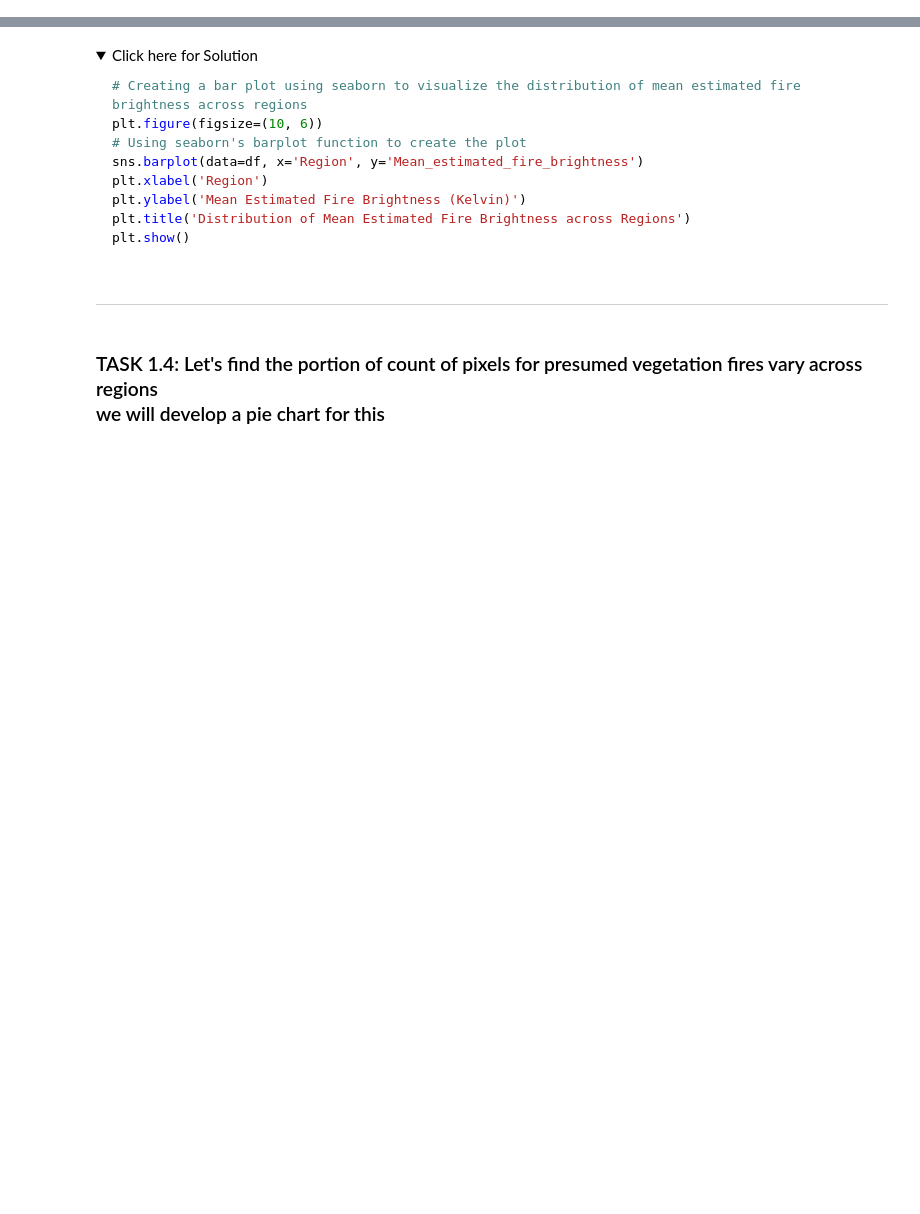
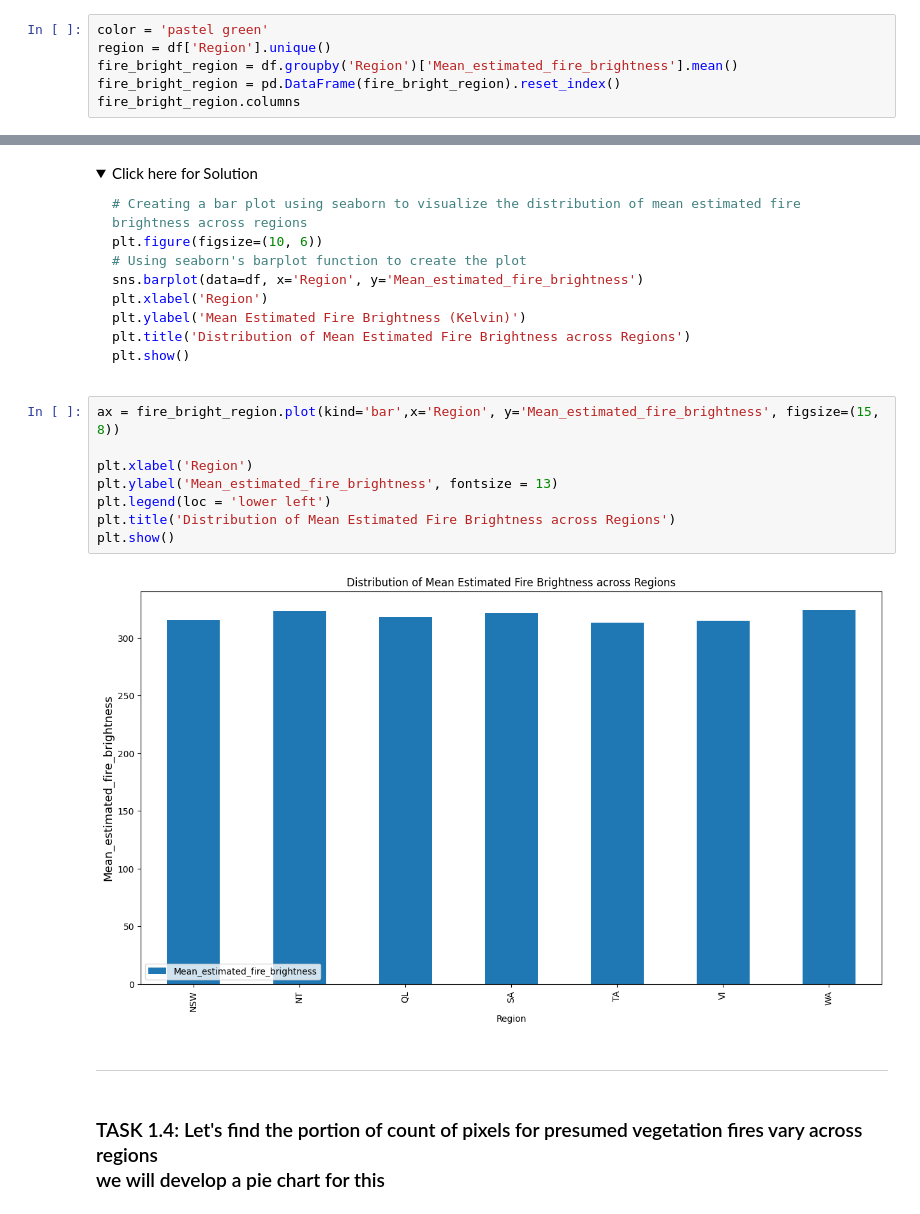
Before and after one commit to tranttha/IBM-DS-Course, a Jupyter notebook: Course 8 Data visulization with python/Module 5 Final Project /5.1 Practice project/5.1 Practice_Assignment_Part1.jupyterlite.ipynb, the cells around one changed output, grey strips where cells are left out. Saved outputs shown, nothing was run; the diff lists cells and outputs as text; folded sections open; blank space fills up the shorter version.

````diff
--- a/Course 8 Data visulization with python/Module 5 Final Project /5.1 Practice project/5.1 Practice_Assignment_Part1.jupyterlite.ipynb
+++ b/Course 8 Data visulization with python/Module 5 Final Project /5.1 Practice project/5.1 Practice_Assignment_Part1.jupyterlite.ipynb
@@ -211,0 +355,6 @@ you need to plot reions on x-axis and the 'Mean_estimated_fire_brightness' on y-
+# %%
+color = 'pastel green'
+region = df['Region'].unique()
+fire_bright_region = df.groupby('Region')['Mean_estimated_fire_brightness'].mean()
+fire_bright_region = pd.DataFrame(fire_bright_region).reset_index()
+fire_bright_region.columns
@@ -224,6 +375,16 @@ plt.title('Distribution of Mean Estimated Fire Brightness across Regions')
 plt.show()
 ```
 </details>
+# %%
+ax = fire_bright_region.plot(kind='bar',x='Region', y='Mean_estimated_fire_brightness', figsize=(15, 8))
+
+plt.xlabel('Region')
+plt.ylabel('Mean_estimated_fire_brightness', fontsize = 13)
+plt.legend(loc = 'lower left')
+plt.title('Distribution of Mean Estimated Fire Brightness across Regions')
+plt.show()
+# %% [output]
+[figure, added]
 # %% [markdown]
 ---
 # %% [markdown]
````
Also changed, not shown: parts of 26 cells of this notebook, 3 other files.
